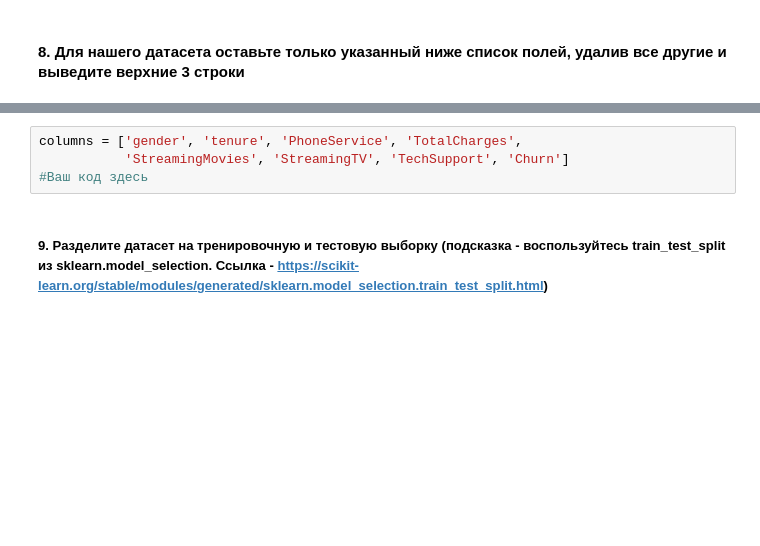
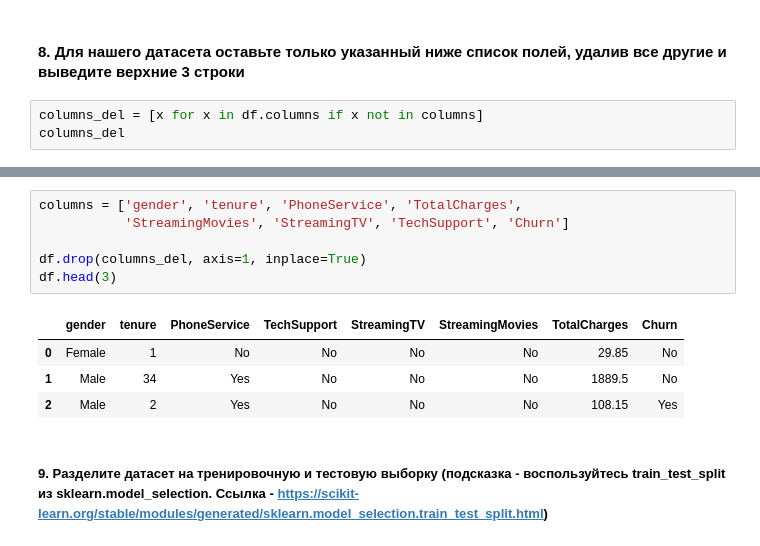
Before and after one commit to AndreiBazhenau/gb, a Jupyter notebook: ml_in_business/hw_1.ipynb, the cells around one changed output, grey strips where cells are left out. Saved outputs shown, nothing was run; the diff lists cells and outputs as text; blank space fills up the shorter version.

```diff
--- a/ml_in_business/hw_1.ipynb
+++ b/ml_in_business/hw_1.ipynb
@@ -73,2 +280,5 @@ df.head(3)
 # %% [markdown]
 #### 8. Для нашего датасета оставьте только указанный ниже список полей, удалив все другие и выведите верхние 3 строки
+# %%
+columns_del = [x for x in df.columns if x not in columns]
+columns_del
@@ -75,7 +299,14 @@ df.head(3)
 # %%
 columns = ['gender', 'tenure', 'PhoneService', 'TotalCharges',
            'StreamingMovies', 'StreamingTV', 'TechSupport', 'Churn']
-#Ваш код здесь
+
+df.drop(columns_del, axis=1, inplace=True)
+df.head(3)
+# %% [output]
+|  | gender | tenure | PhoneService | TechSupport | StreamingTV | StreamingMovies | TotalCharges | Churn |
+| 0 | Female | 1 | No | No | No | No | 29.85 | No |
+| 1 | Male | 34 | Yes | No | No | No | 1889.5 | No |
+| 2 | Male | 2 | Yes | No | No | No | 108.15 | Yes |
 # %% [markdown]
 ##### 9. Разделите датасет на тренировочную и тестовую выборку (подсказка - воспользуйтесь train_test_split из sklearn.model_selection. Ссылка - https://scikit-learn.org/stable/modules/generated/sklearn.model_selection.train_test_split.html)
 # %%
```
Also changed, not shown: parts of 35 cells of this notebook, 1 other file.
